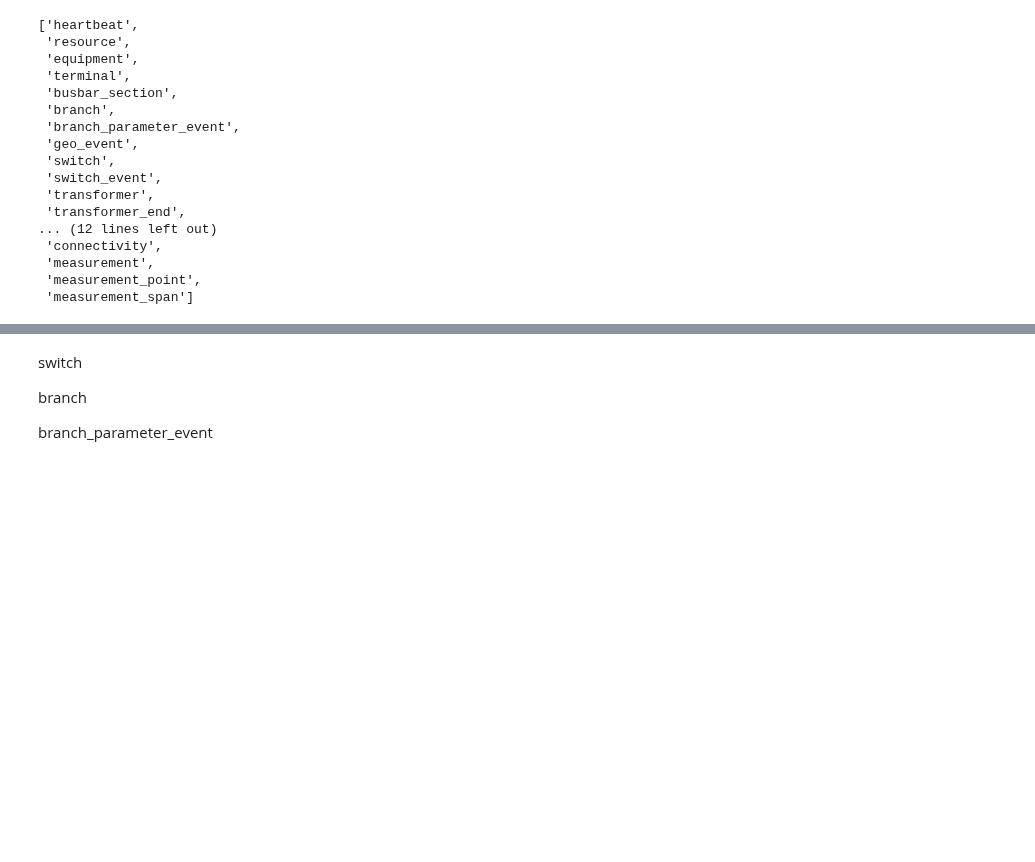
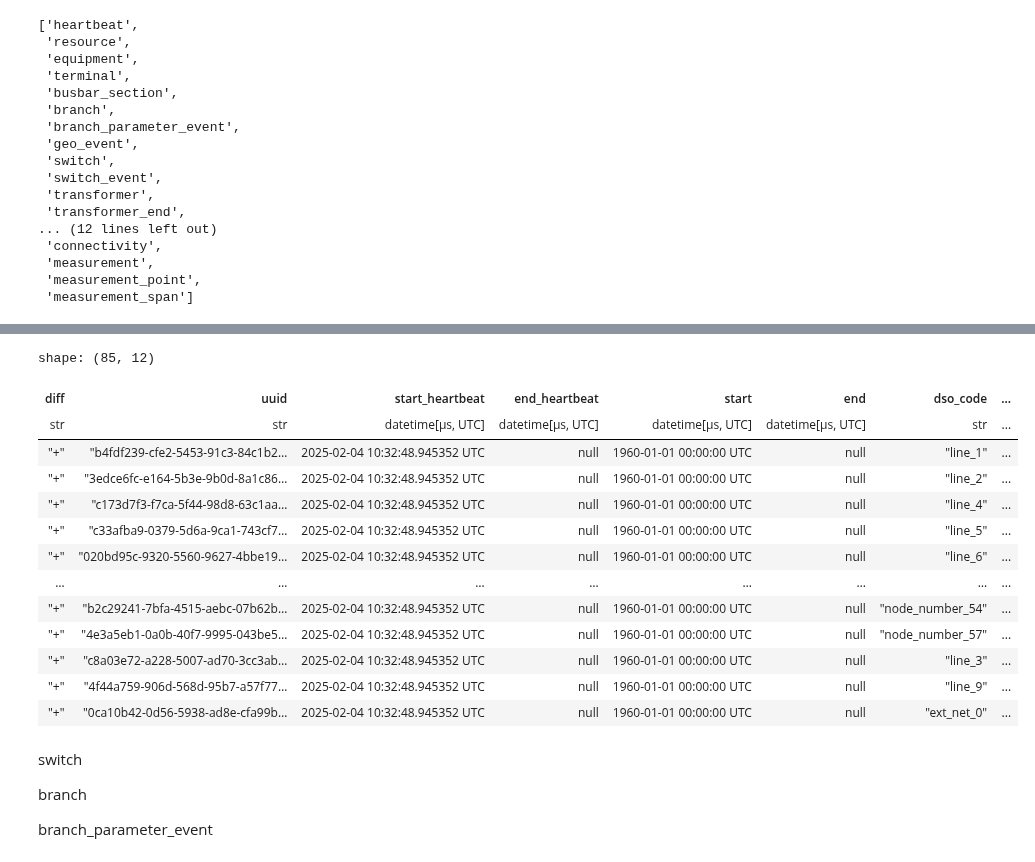
Before and after one commit to heig-vd-ie/distflow-state-estimation, a Jupyter notebook: script/distflow_pp_comparaison.ipynb, the cells around one changed output, grey strips where cells are left out. Drawn from its saved outputs; the diff is of its cells as text; code cells hidden in the pictures; blank space fills up the shorter version.

```diff
--- a/script/distflow_pp_comparaison.ipynb
+++ b/script/distflow_pp_comparaison.ipynb
@@ -69,3 +192,21 @@ shape: (1, 4)
+# %%
+# edge_data = test.edge_data
+changes_schema.resource
+# %% [output]
+shape: (85, 12)
+| diff | uuid | start_heartbeat | end_heartbeat | start | end | dso_code | ... |
+| str | str | datetime[μs, UTC] | datetime[μs, UTC] | datetime[μs, UTC] | datetime[μs, UTC] | str | ... |
+| "+" | "b4fdf239-cfe2-5453-91c3-84c1b2… | 2025-02-04 10:32:48.945352 UTC | null | 1960-01-01 00:00:00 UTC | null | "line_1" | ... |
+| "+" | "3edce6fc-e164-5b3e-9b0d-8a1c86… | 2025-02-04 10:32:48.945352 UTC | null | 1960-01-01 00:00:00 UTC | null | "line_2" | ... |
+| "+" | "c173d7f3-f7ca-5f44-98d8-63c1aa… | 2025-02-04 10:32:48.945352 UTC | null | 1960-01-01 00:00:00 UTC | null | "line_4" | ... |
+| "+" | "c33afba9-0379-5d6a-9ca1-743cf7… | 2025-02-04 10:32:48.945352 UTC | null | 1960-01-01 00:00:00 UTC | null | "line_5" | ... |
+| "+" | "020bd95c-9320-5560-9627-4bbe19… | 2025-02-04 10:32:48.945352 UTC | null | 1960-01-01 00:00:00 UTC | null | "line_6" | ... |
+| … | … | … | … | … | … | … | ... |
+| "+" | "b2c29241-7bfa-4515-aebc-07b62b… | 2025-02-04 10:32:48.945352 UTC | null | 1960-01-01 00:00:00 UTC | null | "node_number_54" | ... |
+| "+" | "4e3a5eb1-0a0b-40f7-9995-043be5… | 2025-02-04 10:32:48.945352 UTC | null | 1960-01-01 00:00:00 UTC | null | "node_number_57" | ... |
+| "+" | "c8a03e72-a228-5007-ad70-3cc3ab… | 2025-02-04 10:32:48.945352 UTC | null | 1960-01-01 00:00:00 UTC | null | "line_3" | ... |
+| "+" | "4f44a759-906d-568d-95b7-a57f77… | 2025-02-04 10:32:48.945352 UTC | null | 1960-01-01 00:00:00 UTC | null | "line_9" | ... |
+| "+" | "0ca10b42-0d56-5938-ad8e-cfa99b… | 2025-02-04 10:32:48.945352 UTC | null | 1960-01-01 00:00:00 UTC | null | "ext_net_0" | ... |
 # %% [markdown]
 switch
 
```
Also changed, not shown: parts of 17 cells of this notebook, 1 other file.
